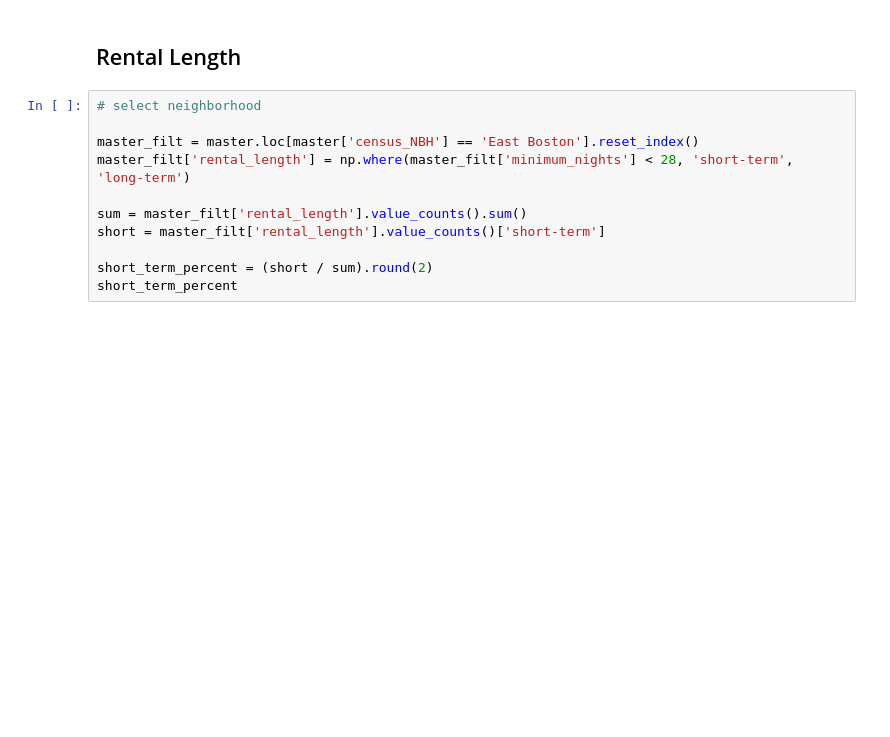
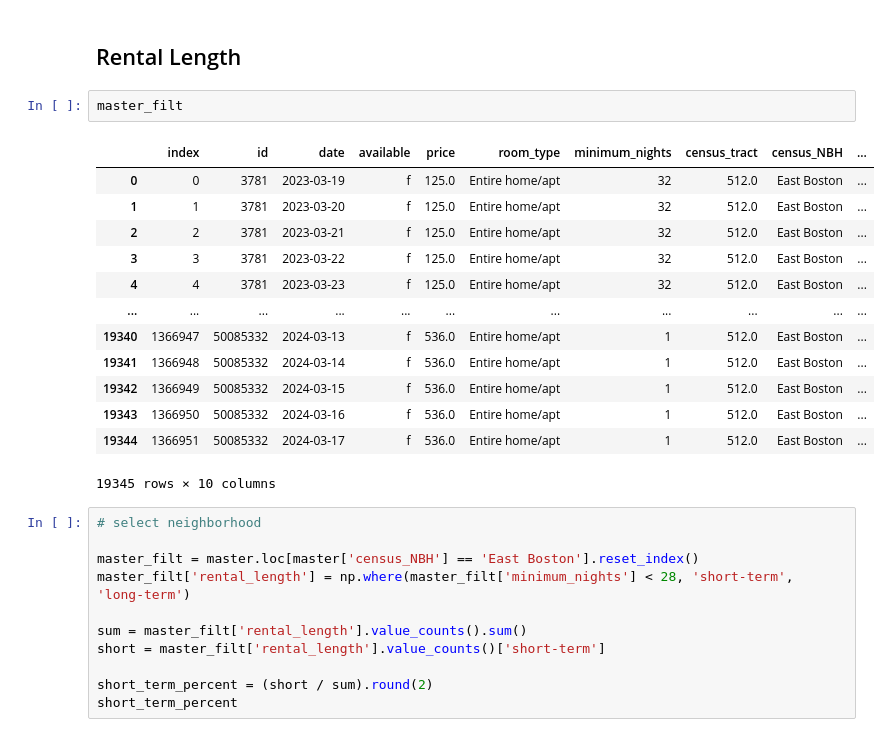
Before and after one commit to Brooks377/leftside_teamproject, a Jupyter notebook: ugly_god/Graphics.ipynb, the cells around one changed output. Drawn from its saved outputs; the diff is of its cells as text; blank space fills up the shorter version.

```diff
--- a/ugly_god/Graphics.ipynb
+++ b/ugly_god/Graphics.ipynb
@@ -120,6 +120,22 @@ sns.move_legend(ax, "center right")
 [figure]
 # %% [markdown]
 ## Rental Length
+# %%
+master_filt
+# %% [output]
+|  | index | id | date | available | price | room_type | minimum_nights | census_tract | census_NBH | ... |
+| 0 | 0 | 3781 | 2023-03-19 | f | 125.0 | Entire home/apt | 32 | 512.0 | East Boston | ... |
+| 1 | 1 | 3781 | 2023-03-20 | f | 125.0 | Entire home/apt | 32 | 512.0 | East Boston | ... |
+| 2 | 2 | 3781 | 2023-03-21 | f | 125.0 | Entire home/apt | 32 | 512.0 | East Boston | ... |
+| 3 | 3 | 3781 | 2023-03-22 | f | 125.0 | Entire home/apt | 32 | 512.0 | East Boston | ... |
+| 4 | 4 | 3781 | 2023-03-23 | f | 125.0 | Entire home/apt | 32 | 512.0 | East Boston | ... |
+| ... | ... | ... | ... | ... | ... | ... | ... | ... | ... | ... |
+| 19340 | 1366947 | 50085332 | 2024-03-13 | f | 536.0 | Entire home/apt | 1 | 512.0 | East Boston | ... |
+| 19341 | 1366948 | 50085332 | 2024-03-14 | f | 536.0 | Entire home/apt | 1 | 512.0 | East Boston | ... |
+| 19342 | 1366949 | 50085332 | 2024-03-15 | f | 536.0 | Entire home/apt | 1 | 512.0 | East Boston | ... |
+| 19343 | 1366950 | 50085332 | 2024-03-16 | f | 536.0 | Entire home/apt | 1 | 512.0 | East Boston | ... |
+| 19344 | 1366951 | 50085332 | 2024-03-17 | f | 536.0 | Entire home/apt | 1 | 512.0 | East Boston | ... |
+19345 rows × 10 columns
 # %%
 # select neighborhood
 
```
Also changed, not shown: parts of 2 cells of this notebook, 5 other files.
